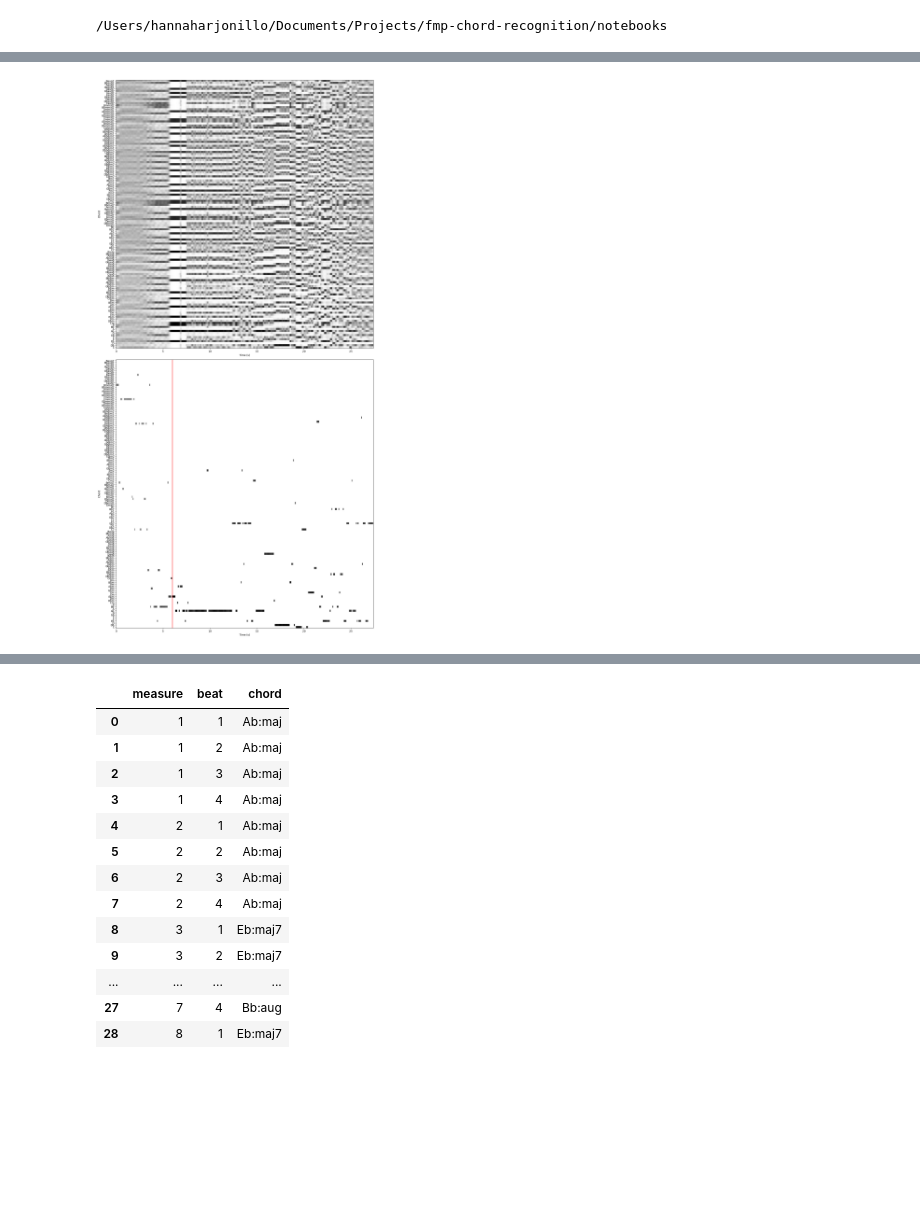
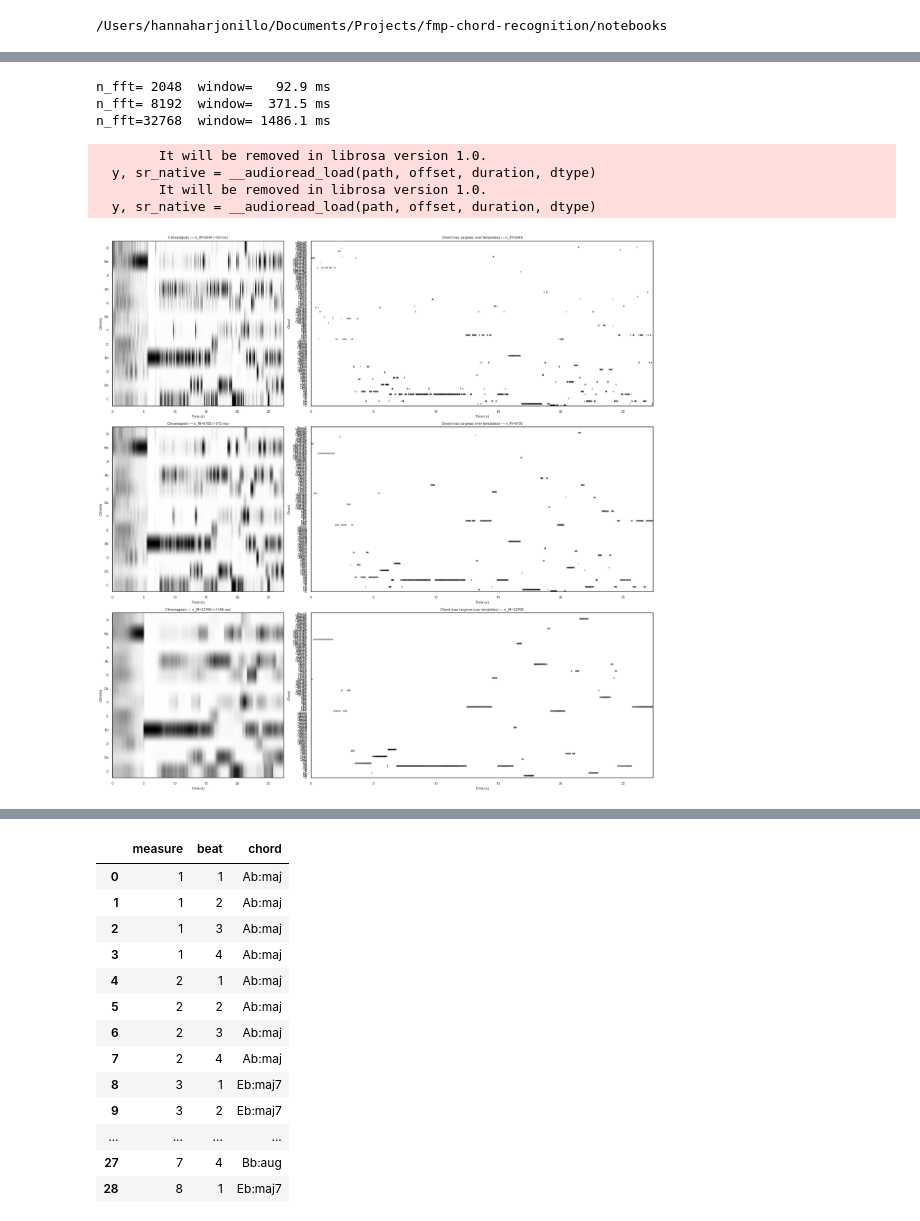
Before and after one commit to harjonillo/fmp-chord-recognition, a Jupyter notebook: notebooks/02_template_recognition.ipynb, the cells around one changed output, grey strips where cells are left out. Saved outputs shown, nothing was run; the diff lists cells and outputs as text; code cells hidden in the pictures; blank space fills up the shorter version.

Commit message:
Add window size variations, improve dosctrings

```diff
--- a/notebooks/02_template_recognition.ipynb
+++ b/notebooks/02_template_recognition.ipynb
@@ -57,21 +21,65 @@ result_recognition = recognize_template(
-# %%
-fig, axs = plt.subplots(2, 1, figsize=(15,30))
-plot_chord_similarity(
-    ax=axs[0],
-    chord_sim=result_recognition.chord_sim,
-    feature_rate=dict_chroma["IIR"].feature_rate,
-    use_flats=True,
-)
-plot_chord_similarity(
-    ax=axs[1],
-    chord_sim=result_recognition.chord_max,
-    feature_rate=dict_chroma["IIR"].feature_rate,
-    use_flats=True
-)
-axs[1].axvline(x=6, color="red")
-fig.tight_layout()
-# %% [output]
-[figure, removed]
+# %%
+audio_path = "../data/audio/chopin_etude_op25_no01_snippet.m4a"
+
+# Match the FMP reference: scale n_fft while keeping hop_length fixed.
+# At sample_rate=22050, these are roughly 93 ms / 372 ms / 1486 ms windows.
+variant = "IIR"
+sample_rate = 22050
+hop_length = 1024
+n_fft_values = [2048, 8192, 32768]
+
+for n_fft in n_fft_values:
+    print(f"n_fft={n_fft:>5d}  window={n_fft / sample_rate * 1000:7.1f} ms")
+# %% [output]
+n_fft= 2048  window=   92.9 ms
+n_fft= 8192  window=  371.5 ms
+n_fft=32768  window= 1486.1 ms
+# %%
+results = {}
+for n_fft in n_fft_values:
+    chroma = compute_chromagram(
+        audio_path=audio_path,
+        variant=variant,
+        sample_rate=sample_rate,
+        n_fft=n_fft,
+        hop_length=hop_length,
+    )
+    recog = recognize_template(
+        chroma=chroma,
+        use_flats=True,
+        vocab=VOCAB_CLASSICAL,
+        reference_root=REFERENCE_ROOT_C,
+    )
+    results[n_fft] = (chroma, recog)
+# %% [output]
+        It will be removed in librosa version 1.0.
+  y, sr_native = __audioread_load(path, offset, duration, dtype)
+        It will be removed in librosa version 1.0.
+  y, sr_native = __audioread_load(path, offset, duration, dtype)
+# %%
+fig, axs = plt.subplots(len(n_fft_values), 2, figsize=(18, 6 * len(n_fft_values)),
+                        gridspec_kw={"width_ratios": [1, 2]})
+for i, n_fft in enumerate(n_fft_values):
+    chroma, recog = results[n_fft]
+    window_ms = n_fft / sample_rate * 1000
+    plot_chromagram(
+        X=chroma.X,
+        feature_rate=chroma.feature_rate,
+        ax=axs[i, 0],
+        use_flats=True,
+        reference_root=REFERENCE_ROOT_C,
+        title=f"Chromagram — n_fft={n_fft} (~{window_ms:.0f} ms)",
+    )
+    plot_chord_similarity(
+        chord_sim=recog.chord_max,
+        feature_rate=chroma.feature_rate,
+        ax=axs[i, 1],
+        use_flats=True,
+        title=f"Chord max (argmax over templates) — n_fft={n_fft}",
+    )
+fig.tight_layout()
+# %% [output]
+[figure, added]
 # %%
 # show chord progression starting at the 6s mark (actual piano start after some noise)
 # TODO: filter that noise part out in the future. I can clean that up manually like I did for the snippet,
```
Also changed, not shown: parts of 6 cells of this notebook, 5 other files.
